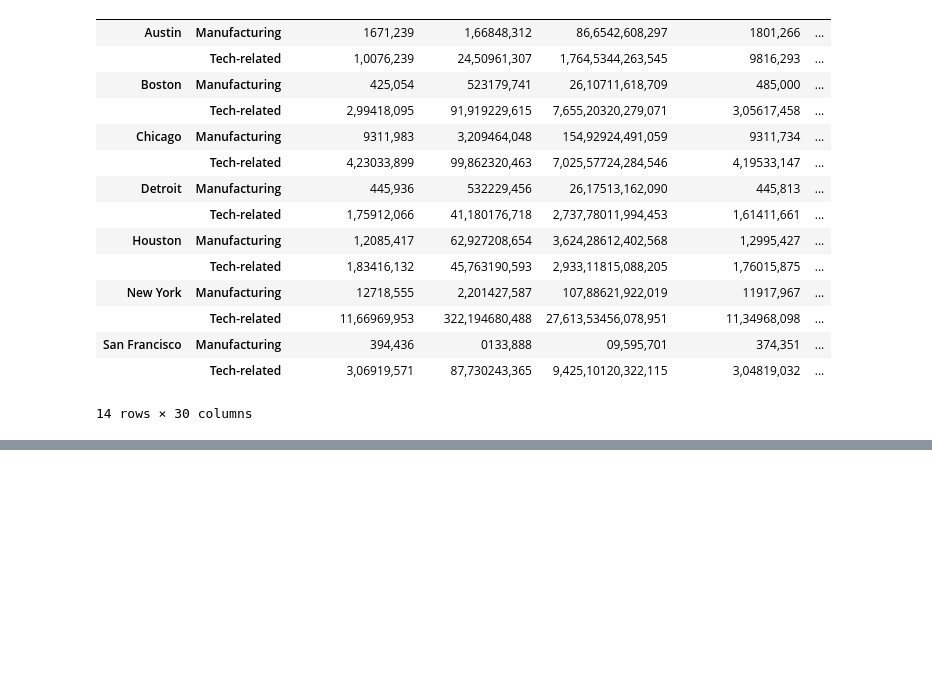
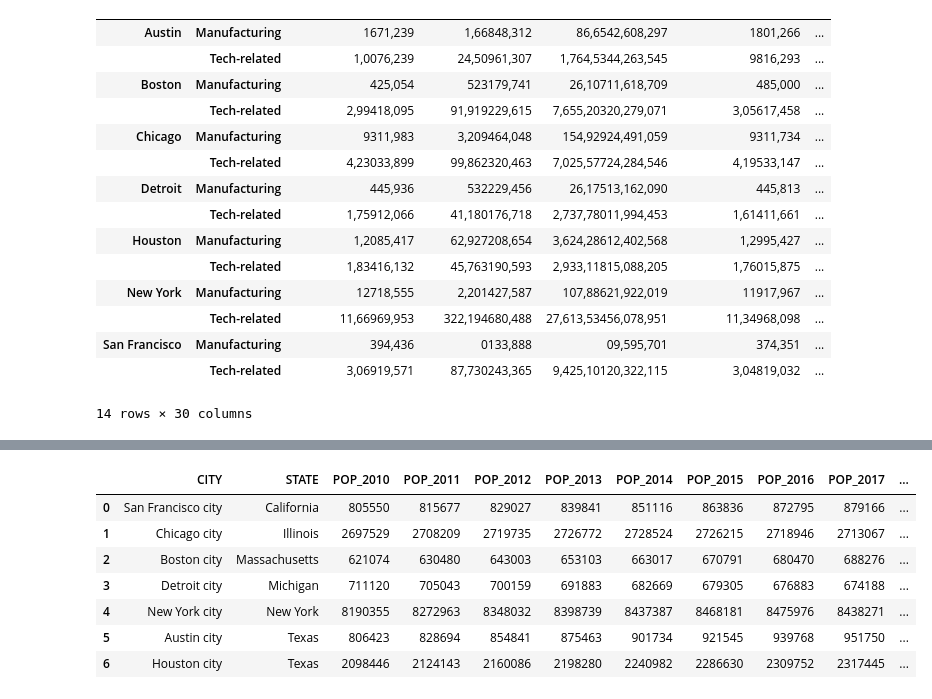
Before and after one commit to Yatish-Mullaji/Project---1, a Jupyter notebook: US_cities_stats.ipynb, the cells around one changed output, grey strips where cells are left out. Cells and saved outputs as stored; diff of their text form; code cells hidden in the pictures; blank space fills up the shorter version.

```diff
--- a/US_cities_stats.ipynb
+++ b/US_cities_stats.ipynb
@@ -1051,0 +1122,31 @@ ValueError: Unrecognized character 6 in format string
+# %%
+file_pop_20102018_cleaned_df=file_pop_20102018_df.drop(columns=['SUMLEV', 'STATE',"COUNTY","PLACE","COUSUB","CONCIT","PRIMGEO_FLAG","FUNCSTAT","ESTIMATESBASE2010","CENSUS2010POP"])
+file_pop_20102018_cleaned_df=file_pop_20102018_cleaned_df.rename(columns={"NAME":"CITY","STNAME":"STATE",
+                                             "POPESTIMATE2010":"POP_2010",
+                                            "POPESTIMATE2011":"POP_2011",
+                                            "POPESTIMATE2012":"POP_2012",
+                                            "POPESTIMATE2013":"POP_2013",
+                                            "POPESTIMATE2014":"POP_2014",
+                                            "POPESTIMATE2015":"POP_2015",
+                                            "POPESTIMATE2016":"POP_2016",
+                                            "POPESTIMATE2017":"POP_2017",
+                                            "POPESTIMATE2018":"POP_2018"})
+
+
+cities=["Austin city","Houston city","San Francisco city","Detroit city","Chicago city","Boston city","New York city"]
+states=["Texas","California","Illinois","Massachusetts","Michigan","New York"]
+
+file_pop_20102018_cleaned_df=file_pop_20102018_cleaned_df[file_pop_20102018_cleaned_df[["CITY"]].isin(cities).any(axis=1)]
+file_pop_20102018_cleaned_df=file_pop_20102018_cleaned_df[file_pop_20102018_cleaned_df[["STATE"]].isin(states).any(axis=1)]
+file_pop_20102018_cleaned_df.drop_duplicates(subset='CITY', keep='first',inplace=True)
+file_pop_20102018_cleaned_df.reset_index(drop=True,inplace=True)
+file_pop_20102018_cleaned_df
+# %% [output]
+|  | CITY | STATE | POP_2010 | POP_2011 | POP_2012 | POP_2013 | POP_2014 | POP_2015 | POP_2016 | POP_2017 | ... |
+| 0 | San Francisco city | California | 805550 | 815677 | 829027 | 839841 | 851116 | 863836 | 872795 | 879166 | ... |
+| 1 | Chicago city | Illinois | 2697529 | 2708209 | 2719735 | 2726772 | 2728524 | 2726215 | 2718946 | 2713067 | ... |
+| 2 | Boston city | Massachusetts | 621074 | 630480 | 643003 | 653103 | 663017 | 670791 | 680470 | 688276 | ... |
+| 3 | Detroit city | Michigan | 711120 | 705043 | 700159 | 691883 | 682669 | 679305 | 676883 | 674188 | ... |
+| 4 | New York city | New York | 8190355 | 8272963 | 8348032 | 8398739 | 8437387 | 8468181 | 8475976 | 8438271 | ... |
+| 5 | Austin city | Texas | 806423 | 828694 | 854841 | 875463 | 901734 | 921545 | 939768 | 951750 | ... |
+| 6 | Houston city | Texas | 2098446 | 2124143 | 2160086 | 2198280 | 2240982 | 2286630 | 2309752 | 2317445 | ... |
```
Also changed, not shown: parts of 9 cells of this notebook, 1 other file.
